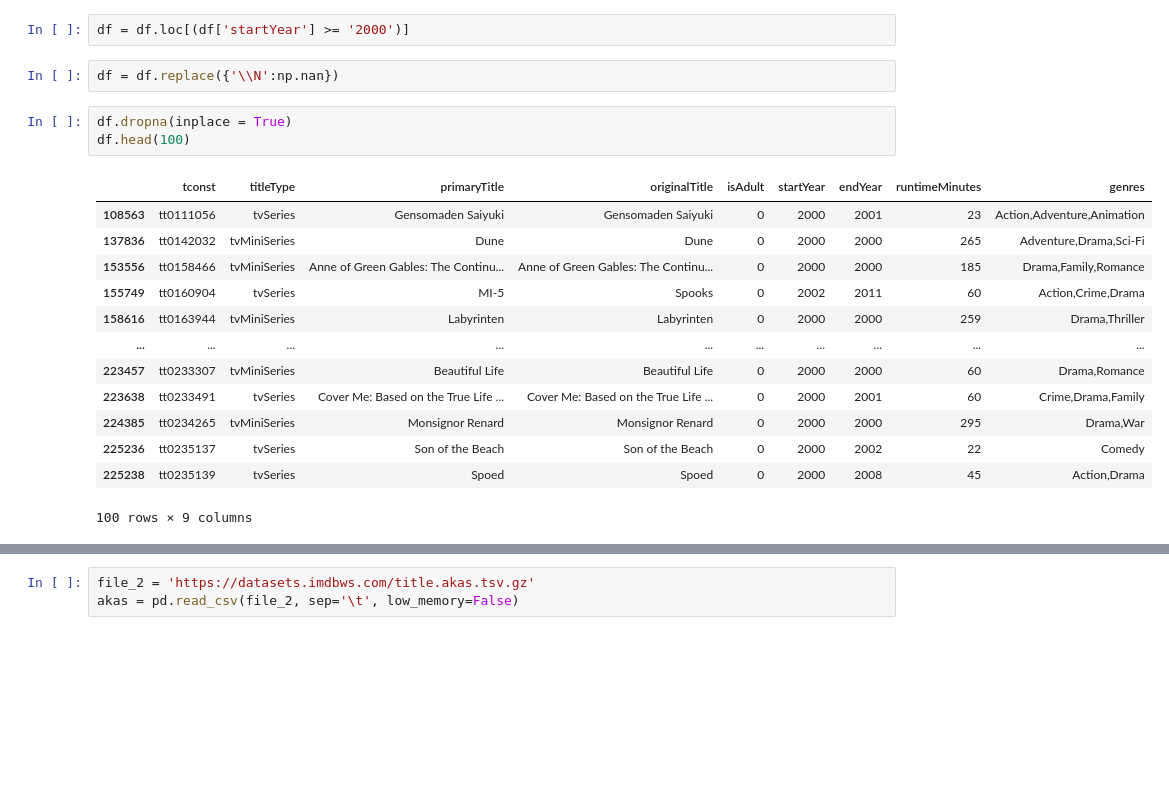
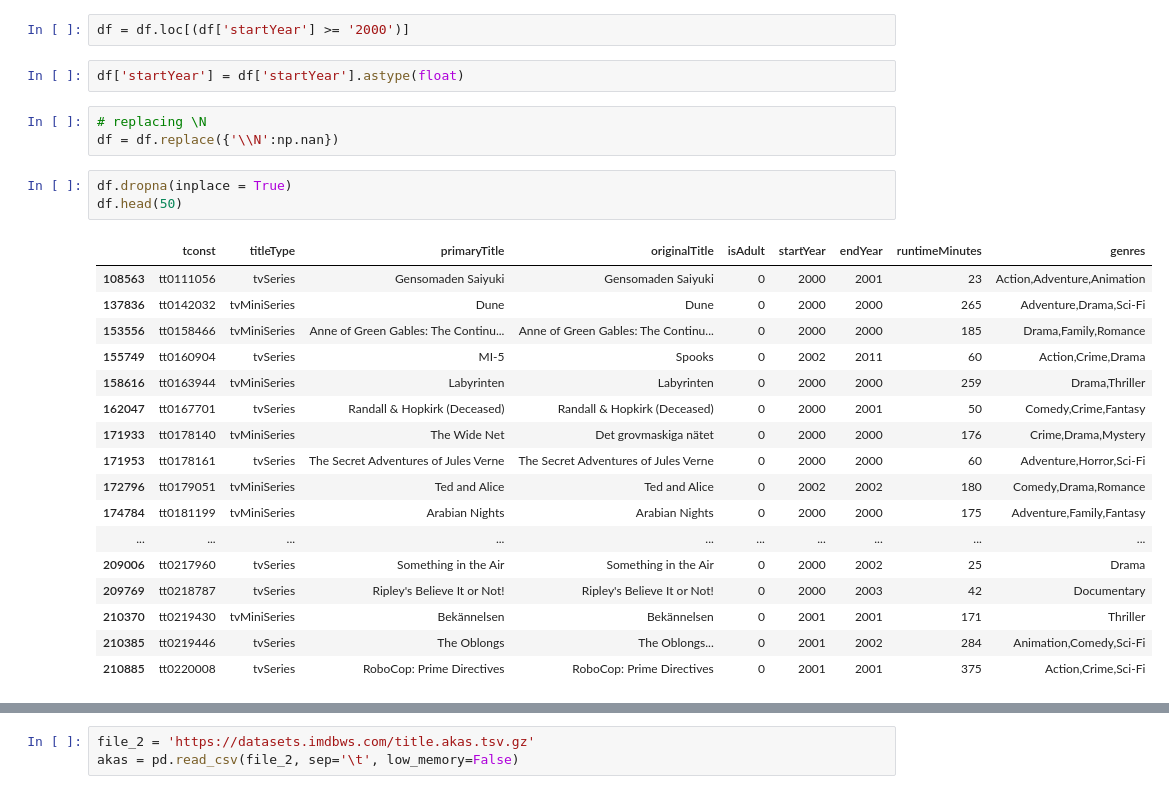
Before and after one commit to GeneralHassaan/IMDB_Project, a Jupyter notebook: The IMDB Project.ipynb, the cells around one changed output, grey strips where cells are left out. Saved outputs shown, nothing was run; the diff lists cells and outputs as text; blank space fills up the shorter version.

```diff
--- a/The IMDB Project.ipynb
+++ b/The IMDB Project.ipynb
@@ -24,23 +24,30 @@ df.head()
 df.dropna(inplace=True)
 # %%
 df = df.loc[(df['startYear'] >= '2000')]
+# %%
+df['startYear'] = df['startYear'].astype(float)
 # %%
+# replacing \N
 df = df.replace({'\\N':np.nan})
 # %%
 df.dropna(inplace = True)
-df.head(100)
+df.head(50)
 # %% [output]
 |  | tconst | titleType | primaryTitle | originalTitle | isAdult | startYear | endYear | runtimeMinutes | genres |
 | 108563 | tt0111056 | tvSeries | Gensomaden Saiyuki | Gensomaden Saiyuki | 0 | 2000 | 2001 | 23 | Action,Adventure,Animation |
 | 137836 | tt0142032 | tvMiniSeries | Dune | Dune | 0 | 2000 | 2000 | 265 | Adventure,Drama,Sci-Fi |
 | 153556 | tt0158466 | tvMiniSeries | Anne of Green Gables: The Continu... | Anne of Green Gables: The Continu... | 0 | 2000 | 2000 | 185 | Drama,Family,Romance |
 | 155749 | tt0160904 | tvSeries | MI-5 | Spooks | 0 | 2002 | 2011 | 60 | Action,Crime,Drama |
 | 158616 | tt0163944 | tvMiniSeries | Labyrinten | Labyrinten | 0 | 2000 | 2000 | 259 | Drama,Thriller |
+| 162047 | tt0167701 | tvSeries | Randall & Hopkirk (Deceased) | Randall & Hopkirk (Deceased) | 0 | 2000 | 2001 | 50 | Comedy,Crime,Fantasy |
+| 171933 | tt0178140 | tvMiniSeries | The Wide Net | Det grovmaskiga nätet | 0 | 2000 | 2000 | 176 | Crime,Drama,Mystery |
+| 171953 | tt0178161 | tvSeries | The Secret Adventures of Jules Verne | The Secret Adventures of Jules Verne | 0 | 2000 | 2000 | 60 | Adventure,Horror,Sci-Fi |
+| 172796 | tt0179051 | tvMiniSeries | Ted and Alice | Ted and Alice | 0 | 2002 | 2002 | 180 | Comedy,Drama,Romance |
+| 174784 | tt0181199 | tvMiniSeries | Arabian Nights | Arabian Nights | 0 | 2000 | 2000 | 175 | Adventure,Family,Fantasy |
 | ... | ... | ... | ... | ... | ... | ... | ... | ... | ... |
-| 223457 | tt0233307 | tvMiniSeries | Beautiful Life | Beautiful Life | 0 | 2000 | 2000 | 60 | Drama,Romance |
-| 223638 | tt0233491 | tvSeries | Cover Me: Based on the True Life ... | Cover Me: Based on the True Life ... | 0 | 2000 | 2001 | 60 | Crime,Drama,Family |
-| 224385 | tt0234265 | tvMiniSeries | Monsignor Renard | Monsignor Renard | 0 | 2000 | 2000 | 295 | Drama,War |
-| 225236 | tt0235137 | tvSeries | Son of the Beach | Son of the Beach | 0 | 2000 | 2002 | 22 | Comedy |
-| 225238 | tt0235139 | tvSeries | Spoed | Spoed | 0 | 2000 | 2008 | 45 | Action,Drama |
+| 209006 | tt0217960 | tvSeries | Something in the Air | Something in the Air | 0 | 2000 | 2002 | 25 | Drama |
+| 209769 | tt0218787 | tvSeries | Ripley's Believe It or Not! | Ripley's Believe It or Not! | 0 | 2000 | 2003 | 42 | Documentary |
+| 210370 | tt0219430 | tvMiniSeries | Bekännelsen | Bekännelsen | 0 | 2001 | 2001 | 171 | Thriller |
+| 210385 | tt0219446 | tvSeries | The Oblongs | The Oblongs... | 0 | 2001 | 2002 | 284 | Animation,Comedy,Sci-Fi |
+| 210885 | tt0220008 | tvSeries | RoboCop: Prime Directives | RoboCop: Prime Directives | 0 | 2001 | 2001 | 375 | Action,Crime,Sci-Fi |
-100 rows × 9 columns
 # %%
```
Also changed, not shown: parts of 30 cells of this notebook, 3 other files.
